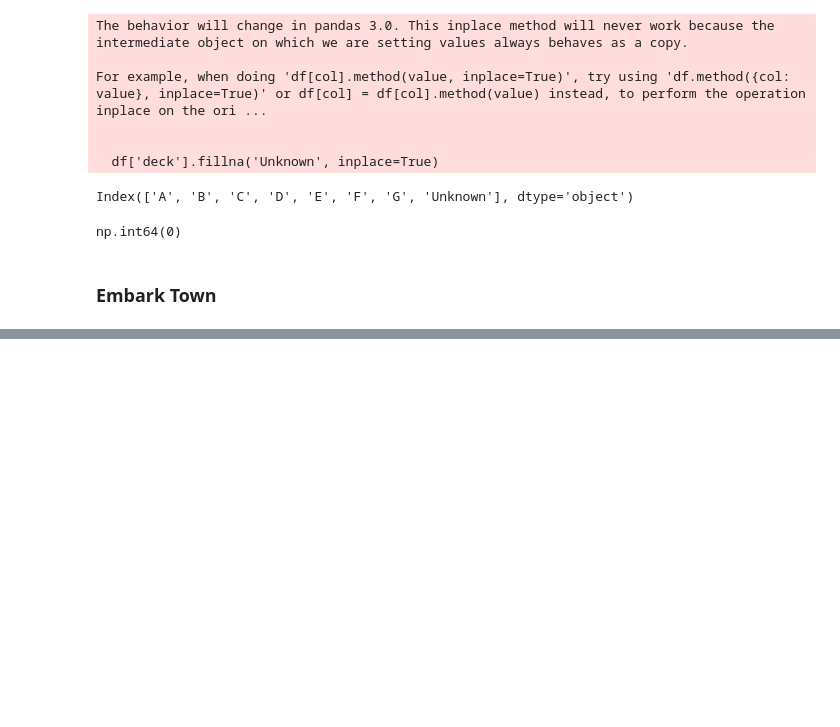
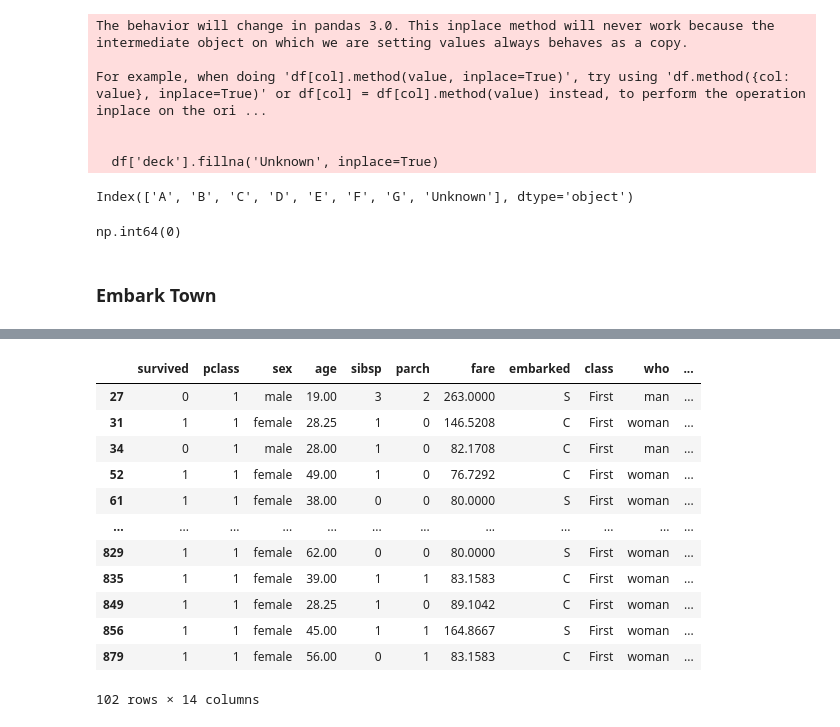
Before and after one commit to Niraj7272/DataScience, a Jupyter notebook: Practice/Project_cleaning_EDA_Feature-engineering/Titanic.ipynb, the cells around one changed output, grey strips where cells are left out. Cells and saved outputs as stored; diff of their text form; code cells hidden in the pictures; blank space fills up the shorter version.

```diff
--- a/Practice/Project_cleaning_EDA_Feature-engineering/Titanic.ipynb
+++ b/Practice/Project_cleaning_EDA_Feature-engineering/Titanic.ipynb
@@ -261,0 +299,16 @@ np.int64(0)
+# %%
+outliers
+# %% [output]
+|  | survived | pclass | sex | age | sibsp | parch | fare | embarked | class | who | ... |
+| 27 | 0 | 1 | male | 19.00 | 3 | 2 | 263.0000 | S | First | man | ... |
+| 31 | 1 | 1 | female | 28.25 | 1 | 0 | 146.5208 | C | First | woman | ... |
+| 34 | 0 | 1 | male | 28.00 | 1 | 0 | 82.1708 | C | First | man | ... |
+| 52 | 1 | 1 | female | 49.00 | 1 | 0 | 76.7292 | C | First | woman | ... |
+| 61 | 1 | 1 | female | 38.00 | 0 | 0 | 80.0000 | S | First | woman | ... |
+| ... | ... | ... | ... | ... | ... | ... | ... | ... | ... | ... | ... |
+| 829 | 1 | 1 | female | 62.00 | 0 | 0 | 80.0000 | S | First | woman | ... |
+| 835 | 1 | 1 | female | 39.00 | 1 | 1 | 83.1583 | C | First | woman | ... |
+| 849 | 1 | 1 | female | 28.25 | 1 | 0 | 89.1042 | C | First | woman | ... |
+| 856 | 1 | 1 | female | 45.00 | 1 | 1 | 164.8667 | S | First | woman | ... |
+| 879 | 1 | 1 | female | 56.00 | 0 | 1 | 83.1583 | C | First | woman | ... |
+102 rows × 14 columns
```
Also changed, not shown: parts of 16 cells of this notebook.
